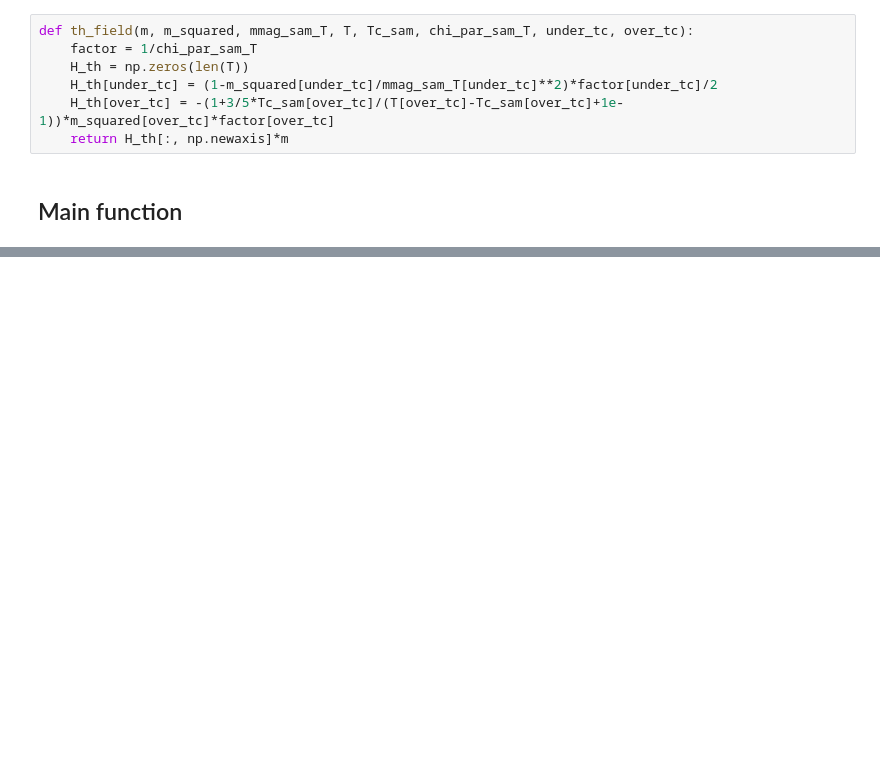
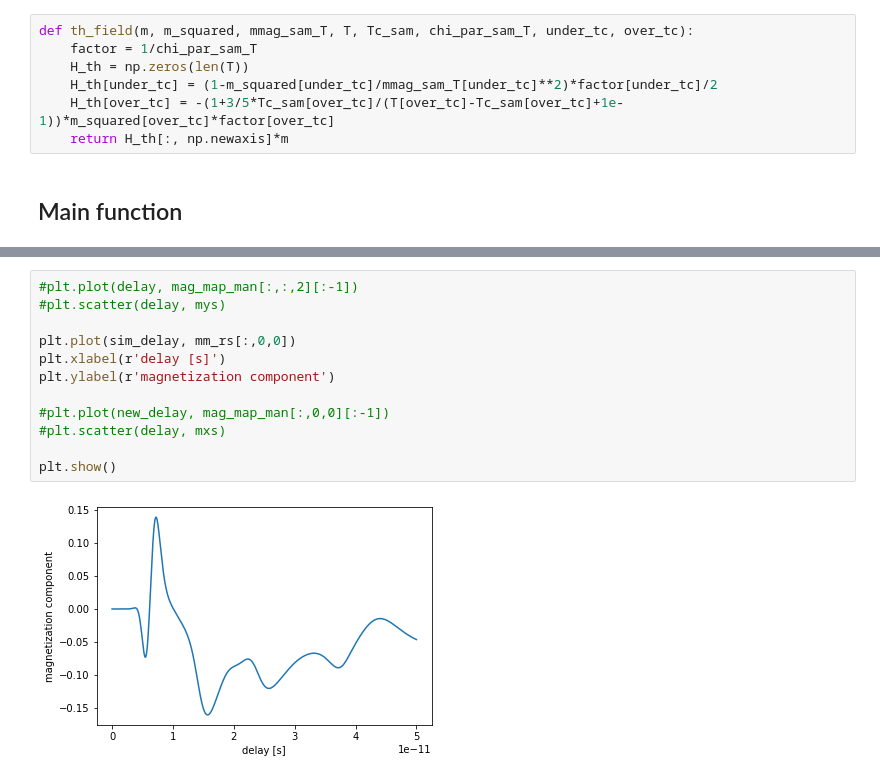
Before and after one commit to Nilodirf/LLB, a Jupyter notebook: LLB_te_interpolation.ipynb, the cells around one changed output, grey strips where cells are left out. Saved outputs shown, nothing was run; the diff lists cells and outputs as text; blank space fills up the shorter version.

```diff
--- a/LLB_te_interpolation.ipynb
+++ b/LLB_te_interpolation.ipynb
@@ -467,0 +484,14 @@ TypeError: unsupported operand type(s) for ** or pow(): 'interp1d' and 'int'
+# %%
+#plt.plot(delay, mag_map_man[:,:,2][:-1])
+#plt.scatter(delay, mys)
+
+plt.plot(sim_delay, mm_rs[:,0,0])
+plt.xlabel(r'delay [s]')
+plt.ylabel(r'magnetization component')
+
+#plt.plot(new_delay, mag_map_man[:,0,0][:-1])
+#plt.scatter(delay, mxs)
+
+plt.show()
+# %% [output]
+[figure, added]
```
Also changed, not shown: parts of 4 cells of this notebook, 1 other file.
